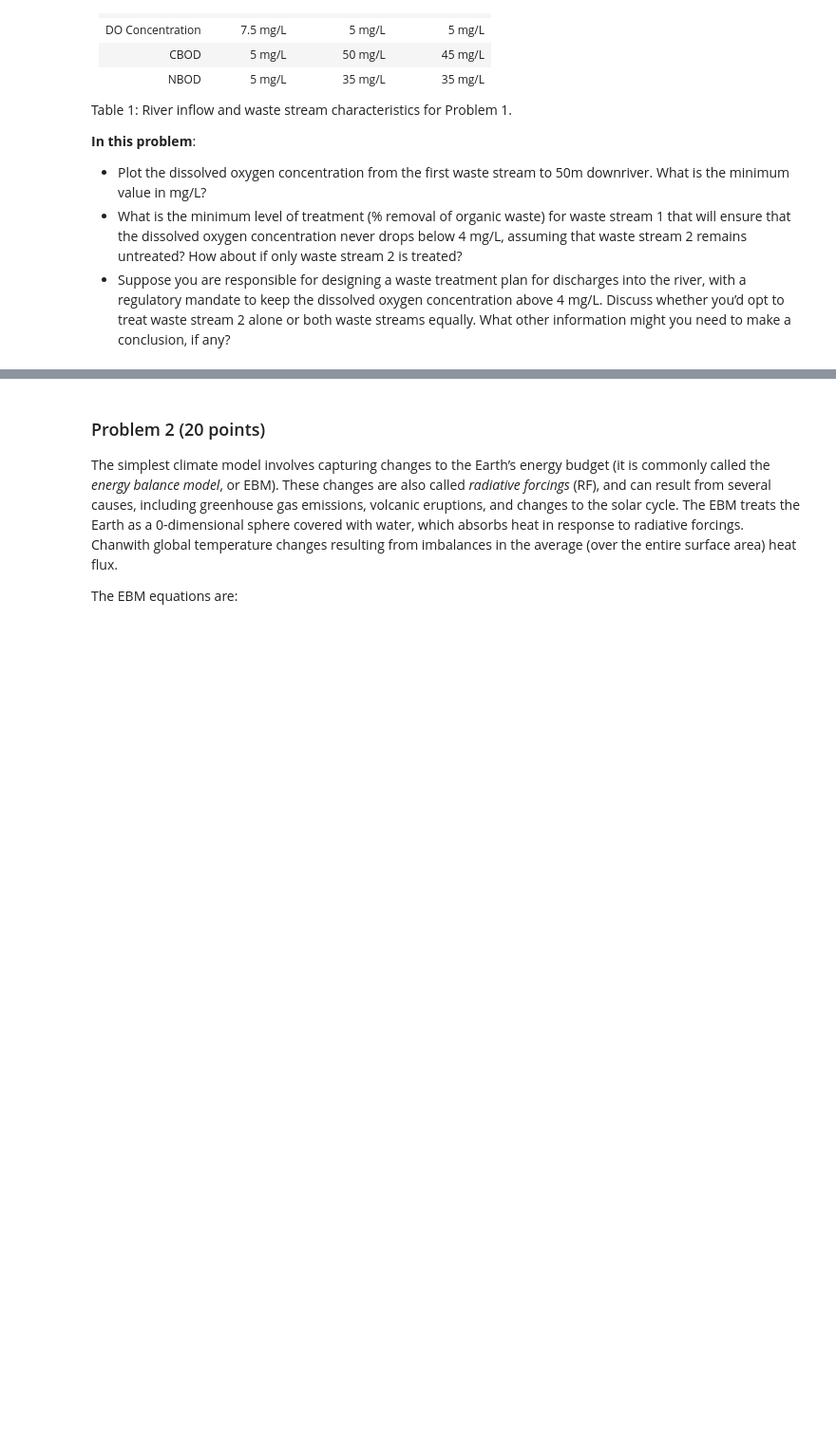
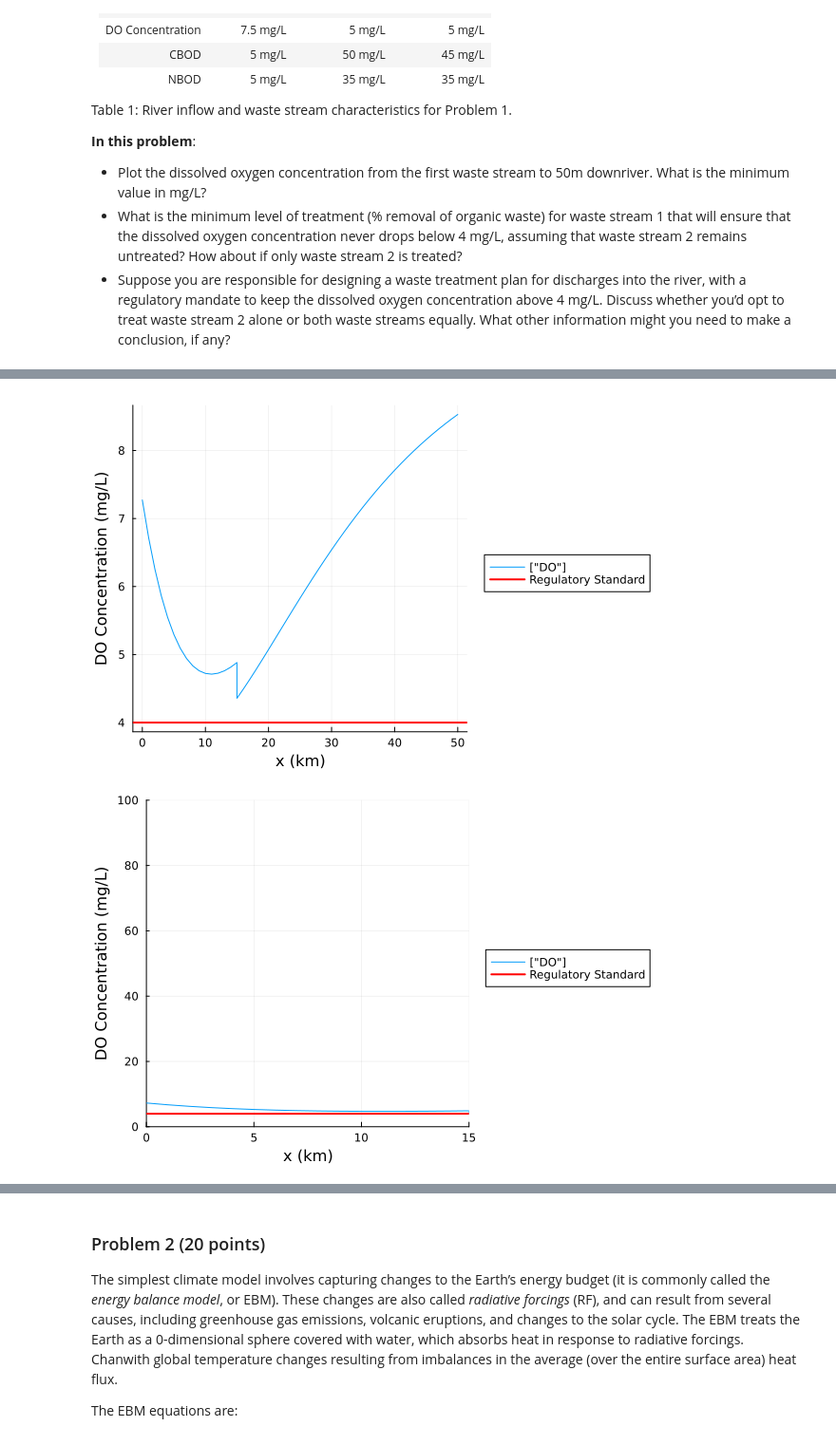
Before and after one commit to BEE4750-FA24/hw3-isamabay, a Jupyter notebook: hw03.ipynb, the cells around one changed output, grey strips where cells are left out. Shown: that part at 95% size. Cells and saved outputs as stored; diff of their text form; code cells hidden in the pictures; blank space fills up the shorter version.

Commit message:
plotting edits

```diff
--- a/hw03.ipynb
+++ b/hw03.ipynb
@@ -152,0 +154,28 @@ display(p1)
+# %%
+
+#Now consider river + stream 1 mixing with stream 2
+C1 = ((C15*(Qr+Qw1))+(Cw2_DO*Qw2))/(Qr+Qw1+Qw2) #DO Concentration
+B1 = ((CBOD_15*(Qr+Qw1))+(Cw2_CBOD*Qw2))/(Qr+Qw1+Qw2) #CBOD concentration
+N1 = ((NBOD_15*(Qr+Qw1))+(Cw2_NBOD*Qw2))/(Qr+Qw1+Qw2) #NBOD concentration
+
+d = 15:50
+
+# function do_simulate_2(d,Cs,C1,B1,N1,ka,kc,kn,U)
+#     # create formulas for mixing river, stream 1, and stream 2 based on Streeter-Phelps model
+#     a1 = exp.(-ka .* d ./ U)
+#     a2 = (kc/(ka-kc)) .* (exp.(-kc .* d ./ U) .- exp.(-ka .* d ./ U))
+#     a3 = (kn/(ka-kn)) .* (exp.(-kn .* d ./ U) .- exp.(-ka .* d ./ U))
+#     C_2 = Cs .* (1 .- a1) .+ C1 .* a1 .- B1 .* a2 .- N1 .* a3
+#     return C_2
+# end
+function do_simulate_2(d,Cs,C1,B1,N1,ka,kc,kn,U)
+    # create formulas for mixing river, stream 1, and stream 2 based on Streeter-Phelps model
+    a1 = exp(-ka * d / U)
+    a2 = (kc/(ka-kc)) * (exp(-kc * d / U) - exp(-ka * d / U))
+    a3 = (kn/(ka-kn)) * (exp(-kn * d / U) - exp(-ka * d / U))
+    C_2 = Cs * (1 - a1) + C1 * a1 - B1 * a2 - N1 * a3
+    return C_2
+end
+
+C_2 = (y -> do_simulate_2(y,Cs,C1,B1,N1,ka,kc,kn,U)).(d)
+#C_2 = collect(Iterators.flatten(x))
@@ -152,0 +220,20 @@ display(p1)
+# %%
+
+x_vals = collect(0:50)
+
+using Plots
+using LaTeXStrings
+
+
+# plot outputs
+p1 = plot([x;d], [C;C_2]; label=["DO"], legend=:outerright, xlabel="x (km)", ylabel="DO Concentration (mg/L)", show = true)
+#plot(dist, y_vals, show=true)
+
+# Add horizontal line for the regulatory standard
+hline!([4], color=:red, linewidth=2, label="Regulatory Standard")
+display(p1)
+xlims!(0, 15)
+ylims!(0, 100)
+# %% [output]
+[figure, added]
+[figure, added]
```
Also changed, not shown: parts of 7 cells of this notebook, 2 other files.
